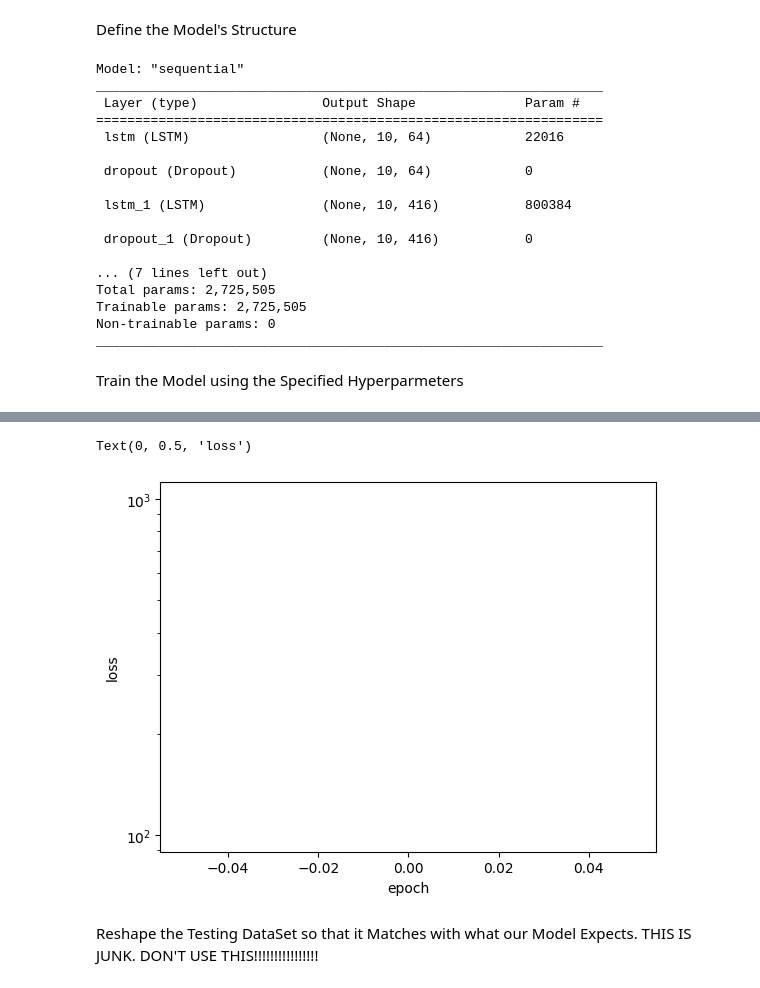
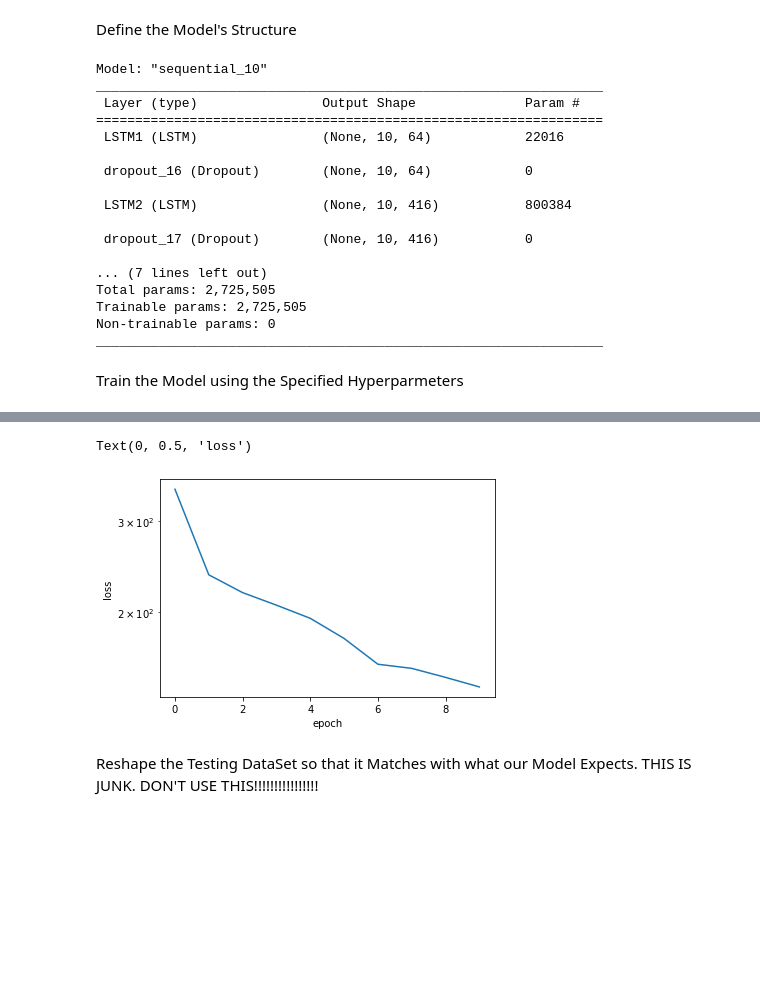
Before and after one commit to mbisbano1/MLDOA_ET, a Jupyter notebook: ML Code/SeniorDesignCode-Daniel.ipynb, the cells around one changed output, grey strips where cells are left out. Cells and saved outputs as stored; diff of their text form; code cells hidden in the pictures; blank space fills up the shorter version.

```diff
--- a/ML Code/SeniorDesignCode-Daniel.ipynb
+++ b/ML Code/SeniorDesignCode-Daniel.ipynb
@@ -282,20 +150,24 @@ Define the Model's Structure
 # With all the preproccessing done, it is time to define the model
 # Define the LSTM Model
 model= Sequential()
-model.add(LSTM(units=64, activation='tanh', input_shape=(sequence_length,n_features), return_sequences=True))
+model.add(LSTM(units=64, activation='tanh', input_shape=(sequence_length,n_features), return_sequences=True, name='LSTM1'))
+model.add(Dense(units=100))
 model.add(Dropout(0.2))
 
-model.add(LSTM(units=416, activation='tanh', return_sequences=True))
+model.add(LSTM(units=416, activation='tanh', return_sequences=True,name='LSTM2'))
+model.add(Dense(units=100))
 model.add(Dropout(0.2))
 
-model.add(LSTM(units=512))
+model.add(LSTM(units=512,name='LSTM3'))
+model.add(Dense(units=100))
 model.add(Dropout(0.2))
 
-
-#model.add(LSTM(units=320, activation='tanh', return_sequences=True))
+#model.add(LSTM(units=320, activation='tanh', return_sequences=True,name='LSTM4'))
+#model.add(Dense(units=100))
 #model.add(Dropout(0.2))
 
 #model.add(LSTM(units=480))
+#model.add(Dense(units=100))
 #model.add(Dropout(0.2))
 
 
@@ -303,36 +175,46 @@ model.add(Dense(units=1)) #one output (namely: DOA)
 # %%
 model.summary()
 # %% [output]
-Model: "sequential"
+Model: "sequential_10"
 _________________________________________________________________
  Layer (type)                Output Shape              Param #
 =================================================================
- lstm (LSTM)                 (None, 10, 64)            22016
+ LSTM1 (LSTM)                (None, 10, 64)            22016
 
- dropout (Dropout)           (None, 10, 64)            0
+ dropout_16 (Dropout)        (None, 10, 64)            0
 
- lstm_1 (LSTM)               (None, 10, 416)           800384
+ LSTM2 (LSTM)                (None, 10, 416)           800384
 
- dropout_1 (Dropout)         (None, 10, 416)           0
+ dropout_17 (Dropout)        (None, 10, 416)           0
 
 ... (7 lines left out)
 Total params: 2,725,505
 Trainable params: 2,725,505
 Non-trainable params: 0
 _________________________________________________________________
+# %%
+def scheduler(epoch,lr):
+    if epoch>=1:
+        return lr
+    elif epoch>=2 | epoch<=4:
+        return lr/1.75
+    else:
+        return lr*tf.math.exp(-.6)
 # %% [markdown]
 Train the Model using the Specified Hyperparmeters
 # %%
 #Now it is time to train the model
-opt=tf.keras.optimizers.Adam(learning_rate=0.001)#,decay=1e-5)
+opt=tf.keras.optimizers.Adam(learning_rate=0.0001)#,decay=1e-5)
 model.compile(loss='mse', optimizer=opt)
 
 # Allow for early stopping so that the model does not overfit the training dataset
-es= EarlyStopping(monitor='loss', mode='min',verbose=1,patience=10)
+#es= EarlyStopping(monitor='loss', mode='min',verbose=1,patience=10)
+
+callback=tf.keras.callbacks.LearningRateScheduler(scheduler)
 
 t0=time.time()
-#history= model.fit(inputs,steps_per_epoch=4000,epochs=200,verbose=1, callbacks=[es])
-history= model.fit(inputs)
+history= model.fit(inputs,epochs=10,steps_per_epoch=4000,batch_size=None,verbose=1, callbacks=[callback])
+#history= model.fit(inputs)
 t1=time.time()
 print("The total run time to train was %.2f seconds"%(t1-t0))
 
@@ -346,5 +243,5 @@ The total run time to train was 627.12 seconds
 Text(0, 0.5, 'loss')
-[figure, old version]
+[figure, new version]
 # %% [markdown]
 Reshape the Testing DataSet so that it Matches with what our Model Expects. THIS IS JUNK. DON'T USE THIS!!!!!!!!!!!!!!!!
 # %%
```
Also changed, not shown: parts of 26 cells of this notebook, 1 other file.
